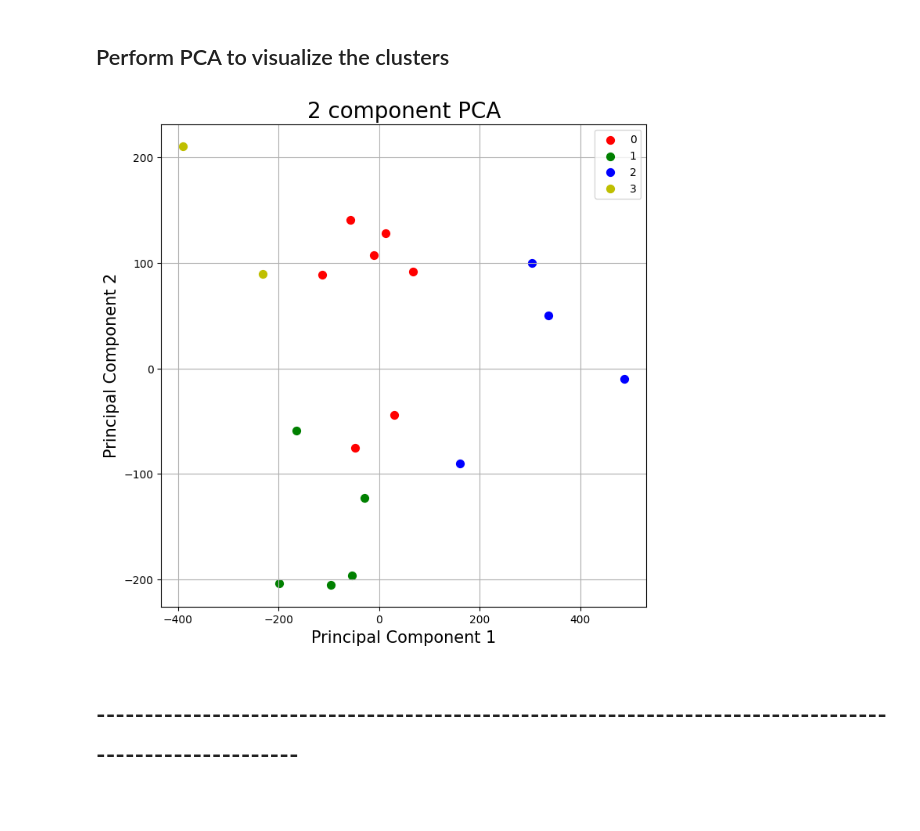
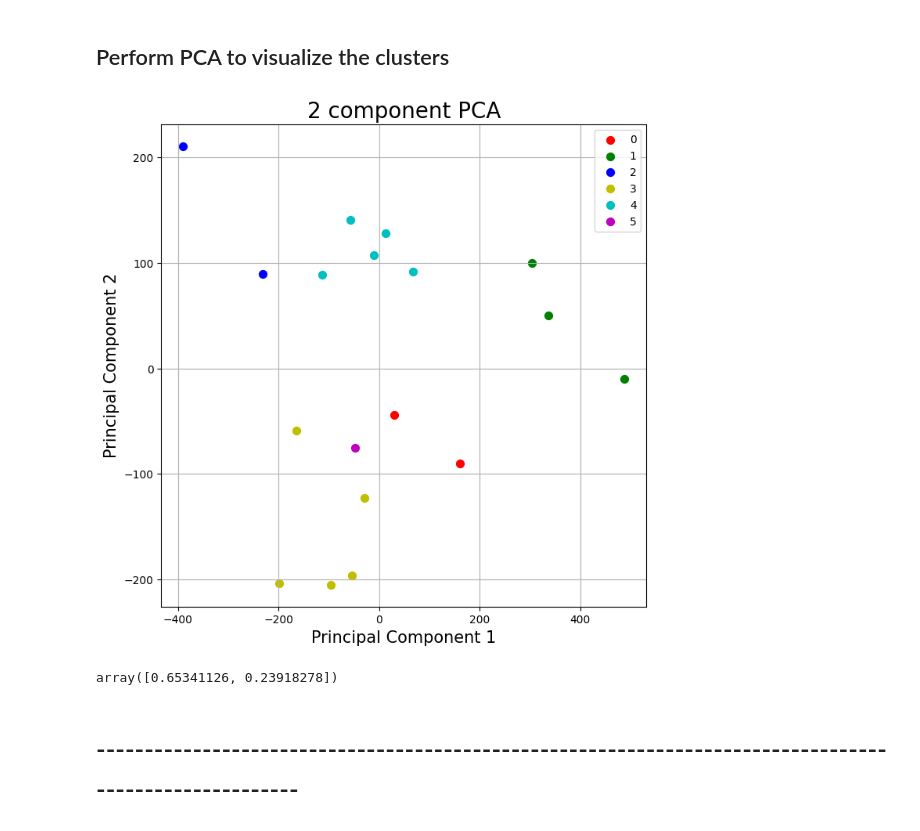
Before and after one commit to kathrinthenhausen/EnergySystems, a Jupyter notebook: week3/Clustering.ipynb, the cells around one changed output. Drawn from its saved outputs; the diff is of its cells as text; code cells hidden in the pictures.

```diff
--- a/week3/Clustering.ipynb
+++ b/week3/Clustering.ipynb
@@ -33,7 +33,7 @@ battery_data.head()
 # %%
 from sklearn.cluster import KMeans
 
-kmeans = KMeans(n_clusters = 4, init = 'k-means++', max_iter = 300, n_init = 10, random_state = 0)
+kmeans = KMeans(n_clusters = 6, init = 'k-means++', max_iter = 300, n_init = 10, random_state = 0)
 kmeans_output = kmeans.fit(battery_data)
 # %%
 kmeans_output.labels_
@@ -72,28 +72,33 @@ plt.show()
 # %%
 # PCA to reduce the dimensions of the data and visualize the clusters
 from sklearn.decomposition import PCA
 
 pca = PCA(n_components=2)
 principalComponents = pca.fit_transform(battery_data)
 principalDf = pd.DataFrame(data = principalComponents, columns = ['principal component 1', 'principal component 2'])
 
 finalDf = pd.concat([principalDf, battery_data[['cluster']]], axis = 1)
 
 fig = plt.figure(figsize = (8,8))
 ax = fig.add_subplot(1,1,1)
 ax.set_xlabel('Principal Component 1', fontsize = 15)
 ax.set_ylabel('Principal Component 2', fontsize = 15)
 ax.set_title('2 component PCA', fontsize = 20)
 
-targets = [0, 1, 2, 3]
-colors = ['r', 'g', 'b', 'y']
+targets = [0, 1, 2, 3, 4, 5]
+colors = ['r', 'g', 'b', 'y', 'c', 'm']
 for target, color in zip(targets,colors):
     indicesToKeep = finalDf['cluster'] == target
     ax.scatter(finalDf.loc[indicesToKeep, 'principal component 1'], finalDf.loc[indicesToKeep, 'principal component 2'], c = color, s = 50)
 ax.legend(targets)
 ax.grid()
 # %% [output]
-[figure, old version]
+[figure, new version]
+# %%
+# variance explained by the principal components
+pca.explained_variance_ratio_
+# %% [output]
+array([0.65341126, 0.23918278])
 # %% [markdown]
 # -------------------------------------------------------------------------------------------------------
 # %% [markdown]
```
Also changed, not shown: parts of 3 cells of this notebook, 1 other file.
